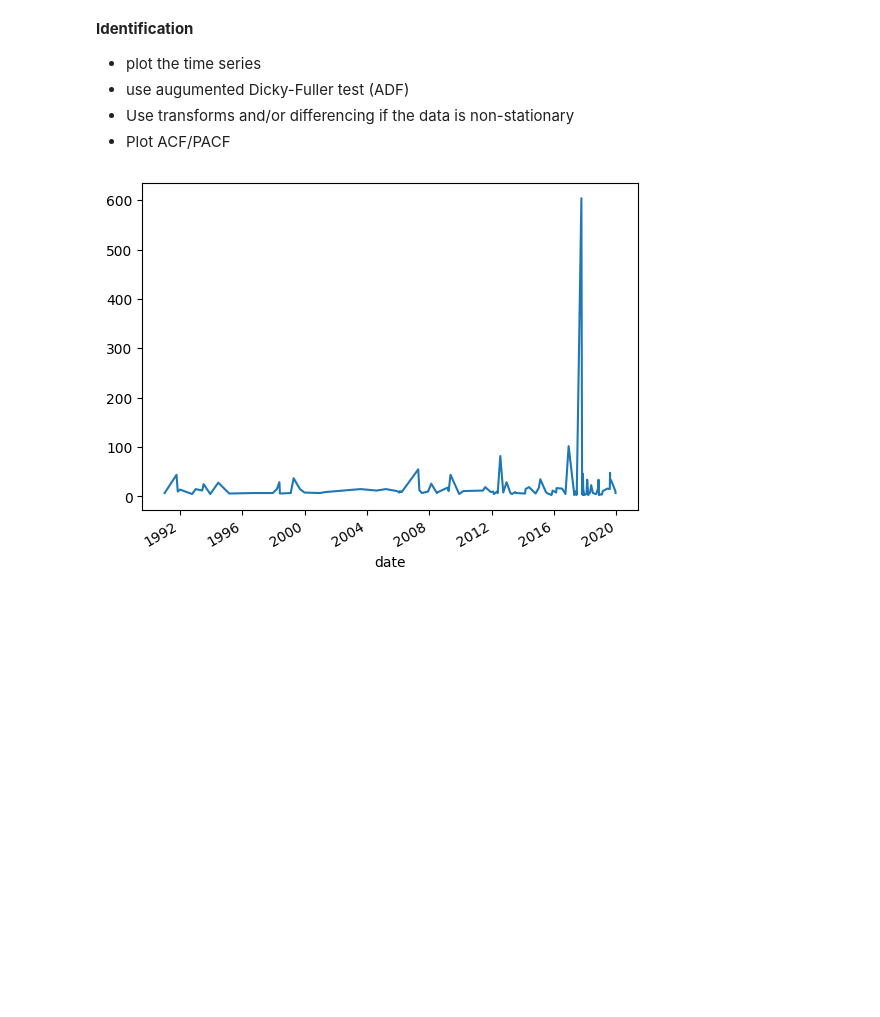
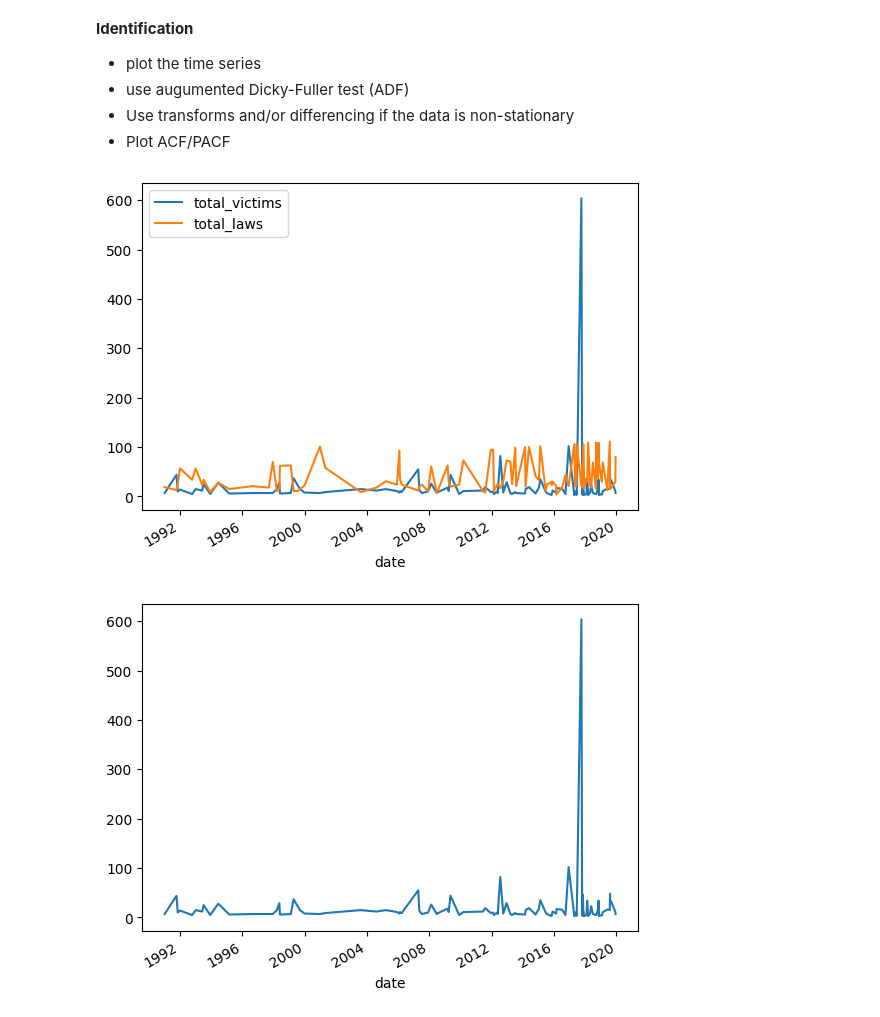
Before and after one commit to the-liat/project-4, a Jupyter notebook: Notebooks/Mass_shootings_forecastARIMA.ipynb, the cells around one changed output. Cells and saved outputs as stored; diff of their text form; code cells hidden in the pictures; blank space fills up the shorter version.

```diff
--- a/Notebooks/Mass_shootings_forecastARIMA.ipynb
+++ b/Notebooks/Mass_shootings_forecastARIMA.ipynb
@@ -77,6 +72,11 @@ df.head()
 - use augumented Dicky-Fuller test (ADF)
 - Use transforms and/or differencing if the data is non-stationary
 - Plot ACF/PACF
+# %%
+df.plot()
+plt.show()
+# %% [output]
+[figure, added]
 # %%
 df['total_victims'].plot()
 plt.show()
```
Also changed, not shown: parts of 28 cells of this notebook, 10 other files.
